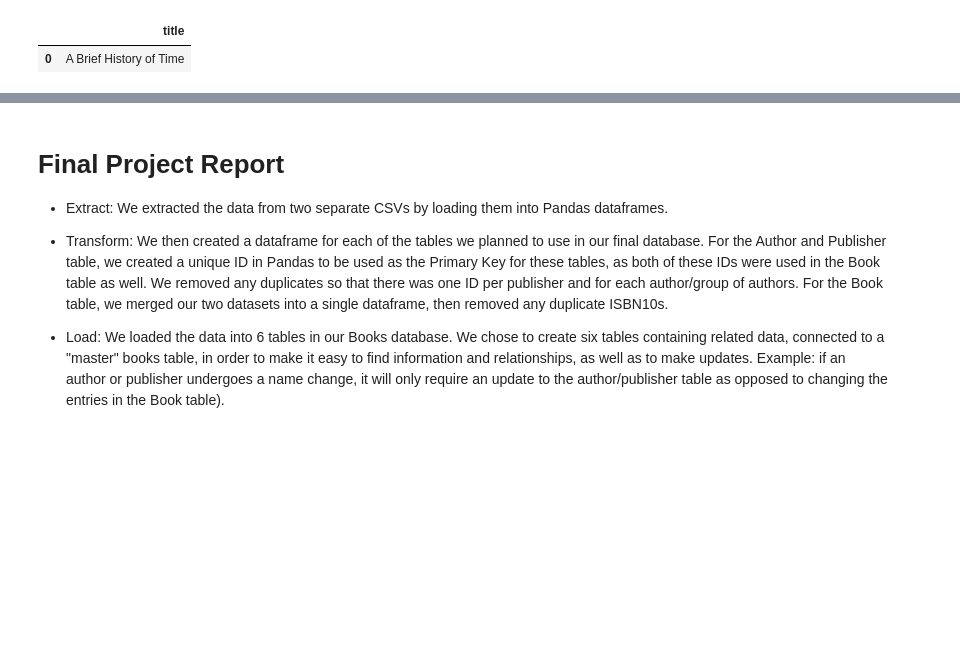
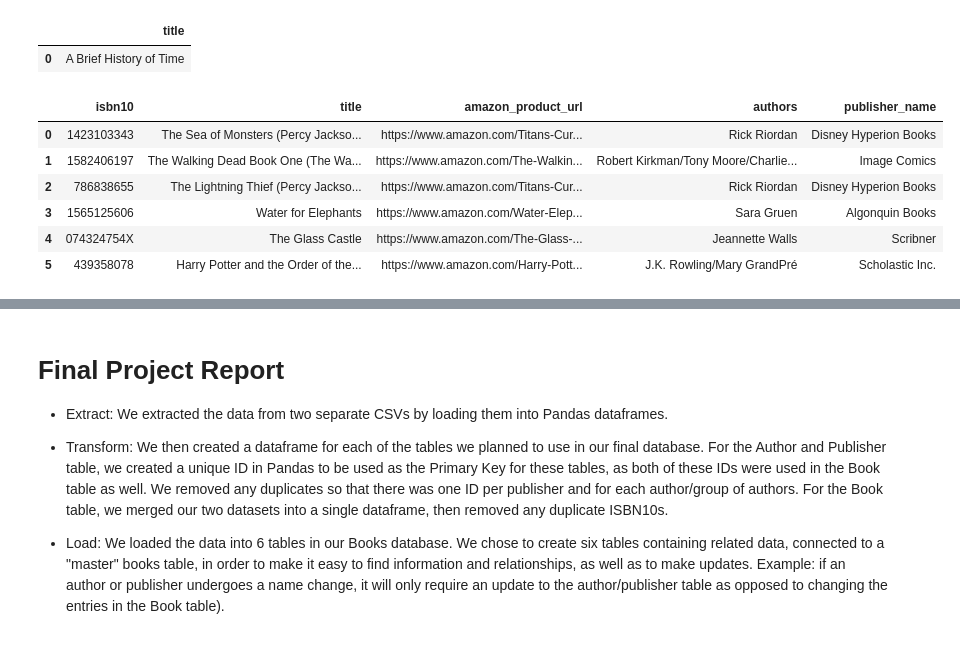
Before and after one commit to schwamb/etl_project, a Jupyter notebook: ETLproject.ipynb, the cells around one changed output, grey strips where cells are left out. Cells and saved outputs as stored; diff of their text form; code cells hidden in the pictures; blank space fills up the shorter version.

```diff
--- a/ETLproject.ipynb
+++ b/ETLproject.ipynb
@@ -409,3 +414,38 @@ science_bestsellers
 # %% [output]
 |  | title |
 | 0 | A Brief History of Time |
+# %%
+# Find books and their amazon listings and prices with more than 100 weeks on the bestseller list and a Goodreads rating of greater or equal to 4 and costing less than $15.
+four_stars = pd.read_sql("""select
+   b.isbn10,
+   b.title,
+   s.amazon_product_url,
+   a.authors,
+   p.publisher_name
+
+FROM sales s
+JOIN book b
+  ON s.isbn10 = b.isbn10
+JOIN authors a
+  ON a.id = b.author_id
+JOIN publisher p
+  ON p.id = b.publisher_id
+JOIN review r
+  ON r.isbn10 = b.isbn10
+JOIN bestseller_list x
+  ON x.isbn10 = r.isbn10
+
+  WHERE weeks_on_list >100
+  and average_rating >= 4
+  and price < 15
+  group by b.isbn10, a.authors, s.amazon_product_url,  p.publisher_name;""", conn)
+
+four_stars
+# %% [output]
+|  | isbn10 | title | amazon_product_url | authors | publisher_name |
+| 0 | 1423103343 | The Sea of Monsters (Percy Jackso... | https://www.amazon.com/Titans-Cur... | Rick Riordan | Disney Hyperion Books |
+| 1 | 1582406197 | The Walking Dead Book One (The Wa... | https://www.amazon.com/The-Walkin... | Robert Kirkman/Tony Moore/Charlie... | Image Comics |
+| 2 | 786838655 | The Lightning Thief (Percy Jackso... | https://www.amazon.com/Titans-Cur... | Rick Riordan | Disney Hyperion Books |
+| 3 | 1565125606 | Water for Elephants | https://www.amazon.com/Water-Elep... | Sara Gruen | Algonquin Books |
+| 4 | 074324754X | The Glass Castle | https://www.amazon.com/The-Glass-... | Jeannette Walls | Scribner |
+| 5 | 439358078 | Harry Potter and the Order of the... | https://www.amazon.com/Harry-Pott... | J.K. Rowling/Mary GrandPré | Scholastic Inc. |
```
Also changed, not shown: parts of 3 cells of this notebook, 1 other file.
